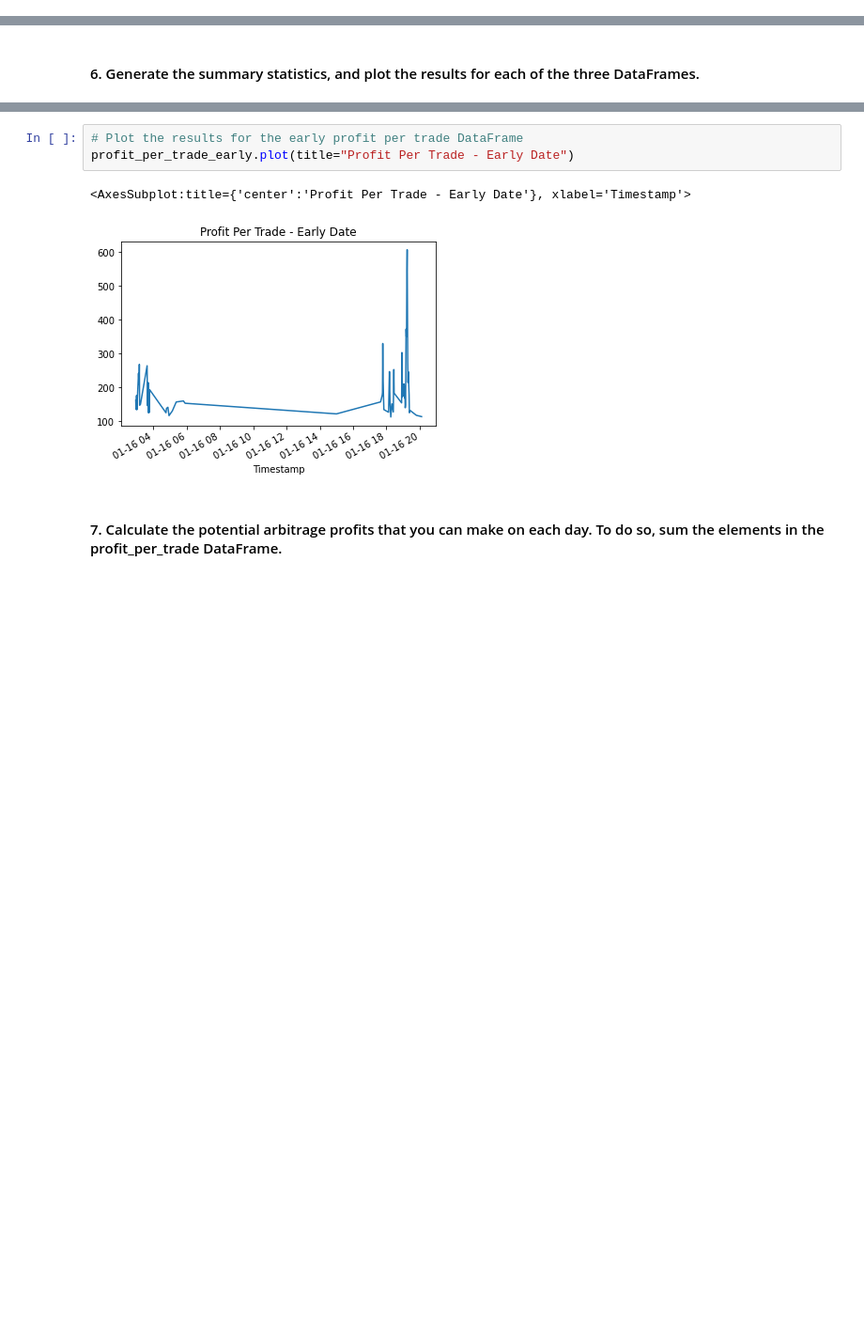
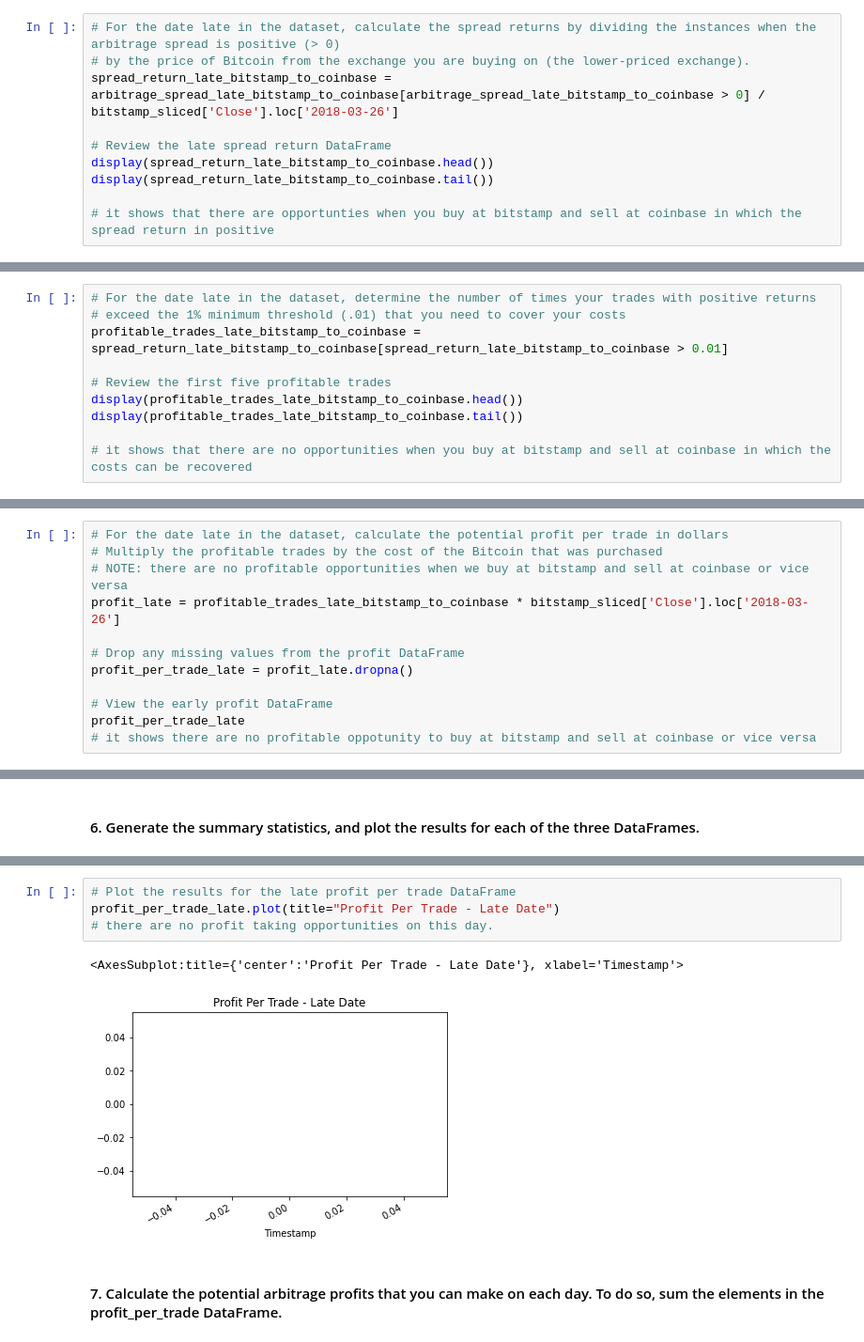
Before and after one commit to sangramsinghg/berkeley_fintech_module_3_challenge, a Jupyter notebook: crypto_arbitrage.ipynb, the cells around one changed output, grey strips where cells are left out. Shown at 94% size. Drawn from its saved outputs; the diff is of its cells as text; blank space fills up the shorter version.

```diff
--- a/crypto_arbitrage.ipynb
+++ b/crypto_arbitrage.ipynb
@@ -437,0 +723,10 @@ Name: Close, dtype: float64
+# %%
+# For the date late in the dataset, calculate the spread returns by dividing the instances when the arbitrage spread is positive (> 0)
+# by the price of Bitcoin from the exchange you are buying on (the lower-priced exchange).
+spread_return_late_bitstamp_to_coinbase = arbitrage_spread_late_bitstamp_to_coinbase[arbitrage_spread_late_bitstamp_to_coinbase > 0] / bitstamp_sliced['Close'].loc['2018-03-26']
+
+# Review the late spread return DataFrame
+display(spread_return_late_bitstamp_to_coinbase.head())
+display(spread_return_late_bitstamp_to_coinbase.tail())
+
+# it shows that there are opportunties when you buy at bitstamp and sell at coinbase in which the spread return in positive
@@ -454,0 +859,10 @@ Name: Close, dtype: float64
+# %%
+# For the date late in the dataset, determine the number of times your trades with positive returns
+# exceed the 1% minimum threshold (.01) that you need to cover your costs
+profitable_trades_late_bitstamp_to_coinbase = spread_return_late_bitstamp_to_coinbase[spread_return_late_bitstamp_to_coinbase > 0.01]
+
+# Review the first five profitable trades
+display(profitable_trades_late_bitstamp_to_coinbase.head())
+display(profitable_trades_late_bitstamp_to_coinbase.tail())
+
+# it shows that there are no opportunities when you buy at bitstamp and sell at coinbase in which the costs can be recovered
@@ -496,0 +1081,12 @@ Name: Close, Length: 73, dtype: float64
+# %%
+# For the date late in the dataset, calculate the potential profit per trade in dollars
+# Multiply the profitable trades by the cost of the Bitcoin that was purchased
+# NOTE: there are no profitable opportunities when we buy at bitstamp and sell at coinbase or vice versa
+profit_late = profitable_trades_late_bitstamp_to_coinbase * bitstamp_sliced['Close'].loc['2018-03-26']
+
+# Drop any missing values from the profit DataFrame
+profit_per_trade_late = profit_late.dropna()
+
+# View the early profit DataFrame
+profit_per_trade_late
+# it shows there are no profitable oppotunity to buy at bitstamp and sell at coinbase or vice versa
@@ -512,8 +1199,9 @@ Name: Close, dtype: float64
 # %%
-# Plot the results for the early profit per trade DataFrame
-profit_per_trade_early.plot(title="Profit Per Trade - Early Date")
+# Plot the results for the late profit per trade DataFrame
+profit_per_trade_late.plot(title="Profit Per Trade - Late Date")
+# there are no profit taking opportunities on this day.
 # %% [output]
-<AxesSubplot:title={'center':'Profit Per Trade - Early Date'}, xlabel='Timestamp'>
+<AxesSubplot:title={'center':'Profit Per Trade - Late Date'}, xlabel='Timestamp'>
-[figure, old version]
+[figure, new version]
 # %% [markdown]
 #### 7. Calculate the potential arbitrage profits that you can make on each day. To do so, sum the elements in the profit_per_trade DataFrame.
```
Also changed, not shown: parts of 78 cells of this notebook.
